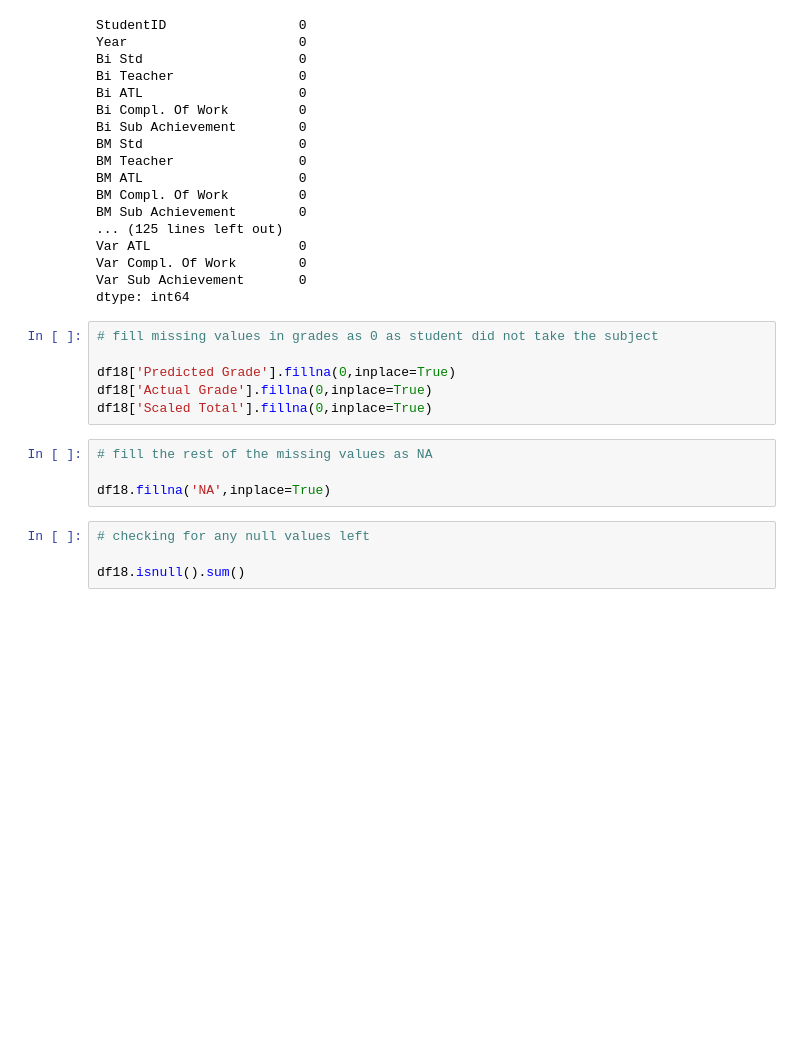
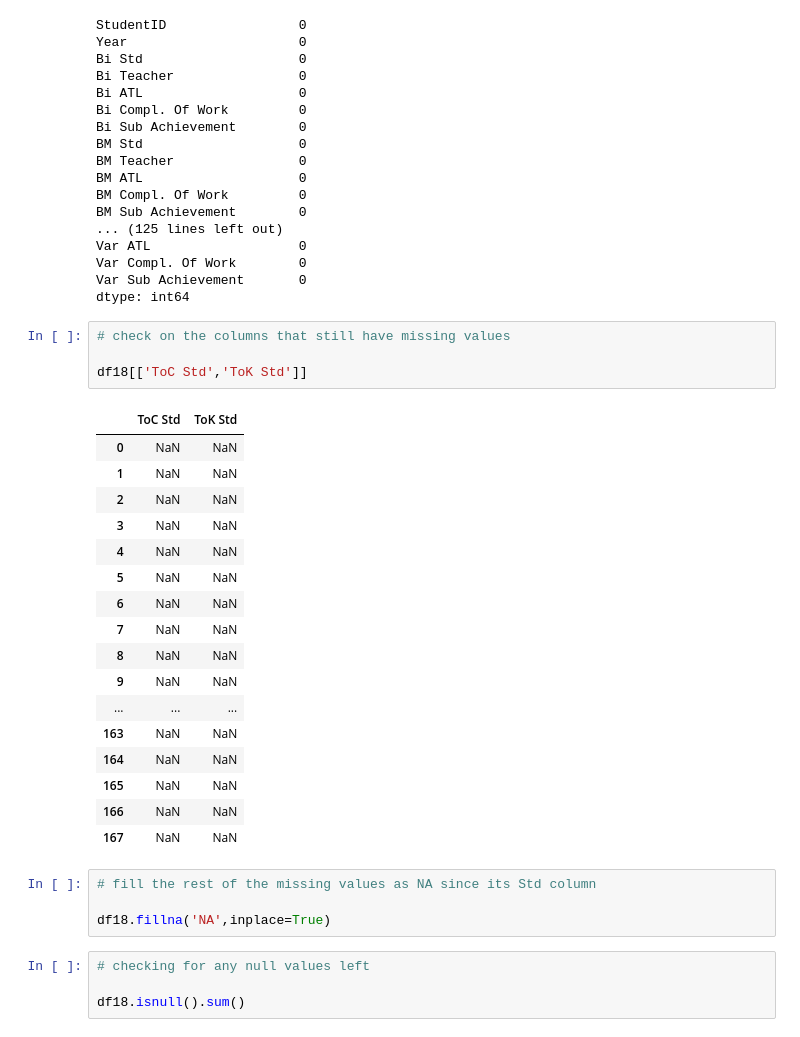
Before and after one commit to siti-alawiyah/ibresultprediction, a Jupyter notebook: Exploratory_Data_Analysis_1.0.ipynb, the cells around one changed output. Cells and saved outputs as stored; diff of their text form; blank space fills up the shorter version.

```diff
--- a/Exploratory_Data_Analysis_1.0.ipynb
+++ b/Exploratory_Data_Analysis_1.0.ipynb
@@ -595,14 +466,30 @@ Var ATL                   0
 Var Compl. Of Work        0
 Var Sub Achievement       0
 dtype: int64
-# %%
-# fill missing values in grades as 0 as student did not take the subject
-
-df18['Predicted Grade'].fillna(0,inplace=True)
-df18['Actual Grade'].fillna(0,inplace=True)
-df18['Scaled Total'].fillna(0,inplace=True)
+# %%
+# check on the columns that still have missing values
+
+df18[['ToC Std','ToK Std']]
+# %% [output]
+|  | ToC Std | ToK Std |
+| 0 | NaN | NaN |
+| 1 | NaN | NaN |
+| 2 | NaN | NaN |
+| 3 | NaN | NaN |
+| 4 | NaN | NaN |
+| 5 | NaN | NaN |
+| 6 | NaN | NaN |
+| 7 | NaN | NaN |
+| 8 | NaN | NaN |
+| 9 | NaN | NaN |
+| ... | ... | ... |
+| 163 | NaN | NaN |
+| 164 | NaN | NaN |
+| 165 | NaN | NaN |
+| 166 | NaN | NaN |
+| 167 | NaN | NaN |
 # %%
-# fill the rest of the missing values as NA
+# fill the rest of the missing values as NA since its Std column
 
 df18.fillna('NA',inplace=True)
 # %%
```
Also changed, not shown: parts of 50 cells of this notebook.
